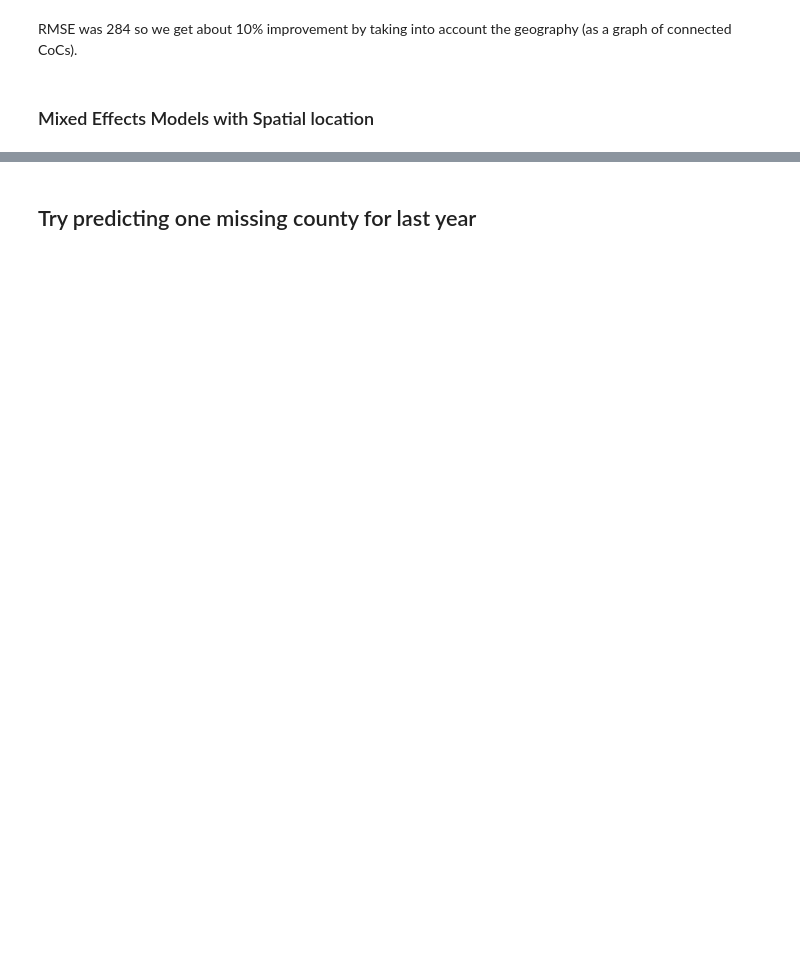
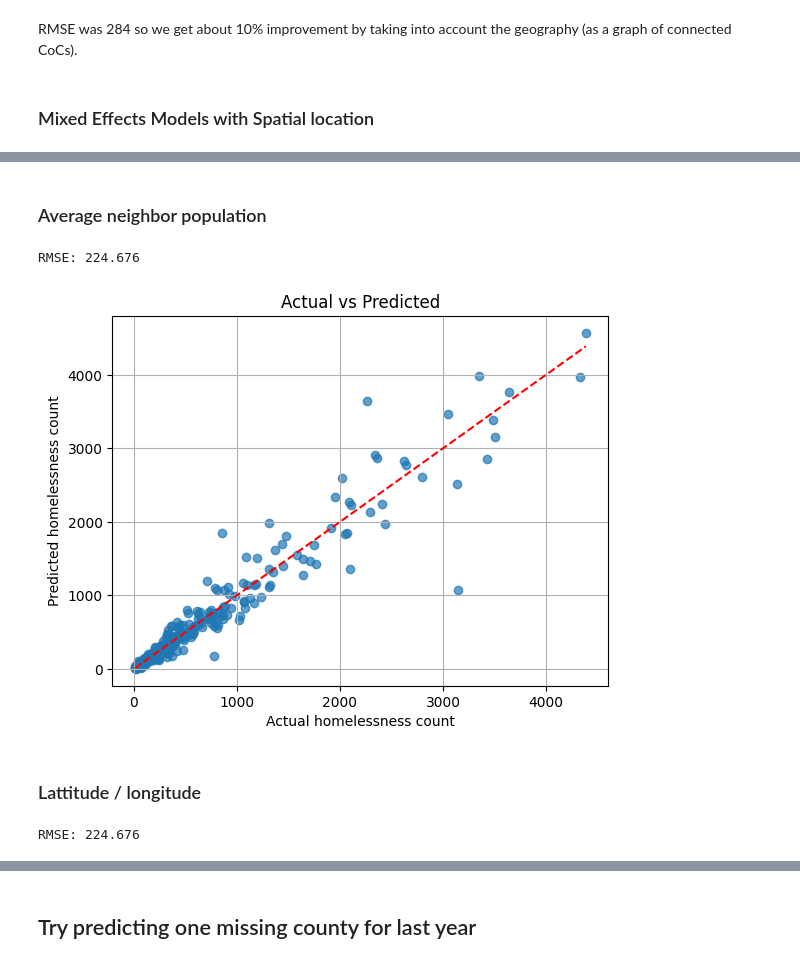
Before and after one commit to igoumiri/homelessness, a Jupyter notebook: plots.ipynb, the cells around one changed output, grey strips where cells are left out. Cells and saved outputs as stored; diff of their text form; code cells hidden in the pictures; blank space fills up the shorter version.

```diff
--- a/plots.ipynb
+++ b/plots.ipynb
@@ -988,0 +1130,2 @@ Where did all the other points go?
+# %% [markdown]
+### Average neighbor population
@@ -988,0 +1181,49 @@ Where did all the other points go?
+# %%
+features = ['CALENDAR_YEAR', 'LOCATION', 'AGE_GROUP_PUBLIC', 'POPULATION']
+
+x = add_average_neighbor_population(df[features].copy(), 'LOCATION', 'POPULATION', neighbors) # Features
+y = np.log(df['EXPERIENCING_HOMELESSNESS_CNT'])  # Target
+
+#x['POPULATION'] = np.log(x['POPULATION'])
+
+x_train, x_test, y_train, y_test = train_test_split(x, y, test_size = 0.2, random_state = 28)
+train_data = x_train.copy()
+train_data['log_homeless'] = y_train
+
+train_data['LOCATION'] = train_data['LOCATION'].astype('category')
+train_data['AGE_GROUP_PUBLIC'] = train_data['AGE_GROUP_PUBLIC'].astype('category')
+# %%
+import statsmodels.formula.api as smf
+
+formula = 'log_homeless ~ C(LOCATION) * C(AGE_GROUP_PUBLIC) + POPULATION +  CALENDAR_YEAR'
+formula += ' + AVG_NEIGHBOR_POPULATION'
+model = smf.ols(formula, data=train_data).fit()
+
+# print(model.summary())
+
+test_data = x_test.copy()
+
+# Predict
+y_pred = model.predict(test_data)
+
+y_pred = np.exp(y_pred)
+y_test = np.exp(y_test)
+
+rmse = np.sqrt(mean_squared_error(y_test, y_pred))
+print("RMSE:", format(rmse, '.3f'))
+
+#model.summary()
+# %% [output]
+RMSE: 224.676
+# %%
+plt.scatter(y_test, y_pred, alpha=0.7)
+plt.xlabel("Actual homelessness count")
+plt.ylabel("Predicted homelessness count")
+plt.title("Actual vs Predicted")
+plt.plot([y_test.min(), y_test.max()], [y_test.min(), y_test.max()], color='red', linestyle='--')
+plt.grid(True)
+plt.show()
+# %% [output]
+[figure, added]
+# %% [markdown]
+### Lattitude / longitude
@@ -988,0 +1306,23 @@ Where did all the other points go?
+# %%
+import statsmodels.formula.api as smf
+
+formula = 'log_homeless ~ C(LOCATION) * C(AGE_GROUP_PUBLIC) + POPULATION +  CALENDAR_YEAR'
+formula += ' + LATTITUDE + LONGITUDE'
+model = smf.ols(formula, data=train_data).fit()
+
+# print(model.summary())
+
+test_data = x_test.copy()
+
+# Predict
+y_pred = model.predict(test_data)
+
+y_pred = np.exp(y_pred)
+y_test = np.exp(y_test)
+
+rmse = np.sqrt(mean_squared_error(y_test, y_pred))
+print("RMSE:", format(rmse, '.3f'))
+
+#model.summary()
+# %% [output]
+RMSE: 224.676
```
Also changed, not shown: parts of 18 cells of this notebook, 1 other file.
